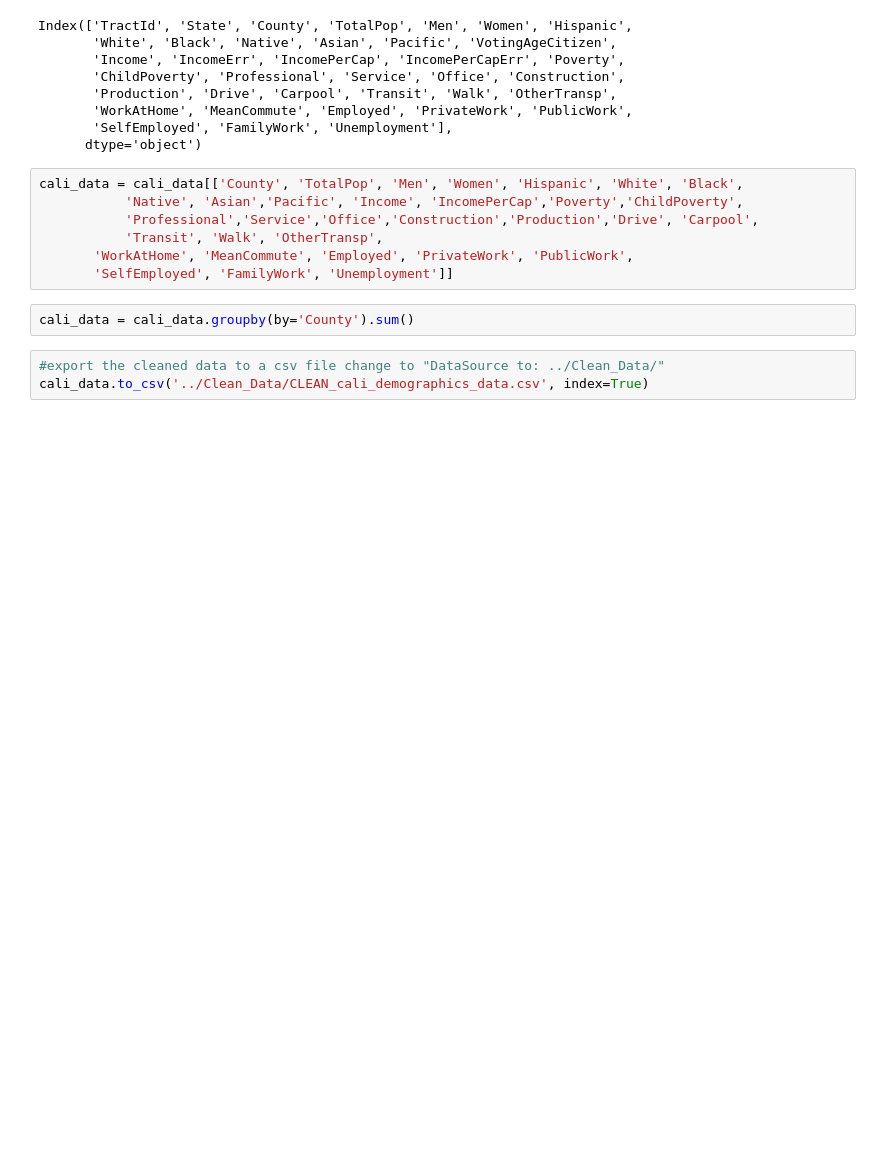
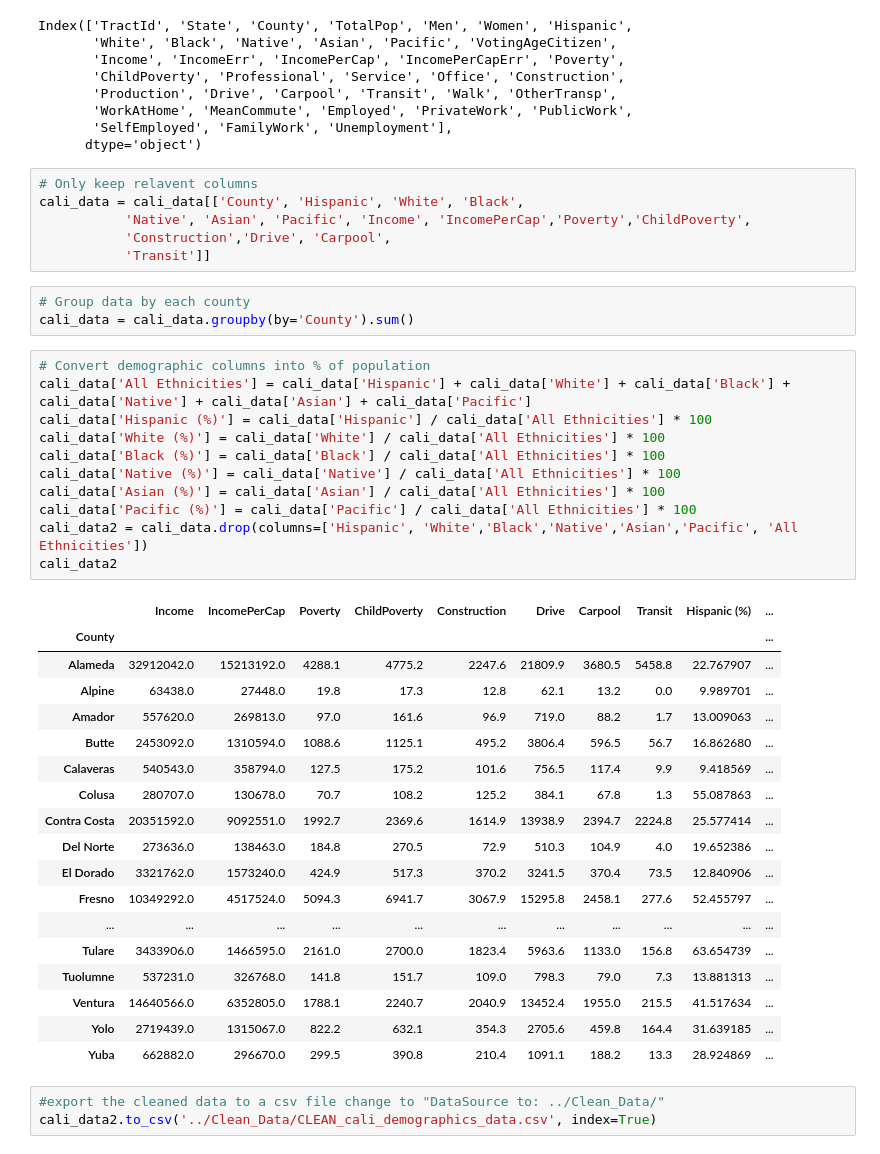
Before and after one commit to Bropell/Asthma_Analysis_in_California_Counties, a Jupyter notebook: Resources/Completed_Clean_Scripts/cleaning_demographics.ipynb, the cells around one changed output. Saved outputs shown, nothing was run; the diff lists cells and outputs as text; blank space fills up the shorter version.

```diff
--- a/Resources/Completed_Clean_Scripts/cleaning_demographics.ipynb
+++ b/Resources/Completed_Clean_Scripts/cleaning_demographics.ipynb
@@ -39,17 +39,47 @@ Index(['TractId', 'State', 'County', 'TotalPop', 'Men', 'Women', 'Hispanic',
        'SelfEmployed', 'FamilyWork', 'Unemployment'],
       dtype='object')
 # %%
-cali_data = cali_data[['County', 'TotalPop', 'Men', 'Women', 'Hispanic', 'White', 'Black',
-           'Native', 'Asian','Pacific', 'Income', 'IncomePerCap','Poverty','ChildPoverty',
-           'Professional','Service','Office','Construction','Production','Drive', 'Carpool',
-           'Transit', 'Walk', 'OtherTransp',
-       'WorkAtHome', 'MeanCommute', 'Employed', 'PrivateWork', 'PublicWork',
-       'SelfEmployed', 'FamilyWork', 'Unemployment']]
+# Only keep relavent columns
+cali_data = cali_data[['County', 'Hispanic', 'White', 'Black',
+           'Native', 'Asian', 'Pacific', 'Income', 'IncomePerCap','Poverty','ChildPoverty',
+           'Construction','Drive', 'Carpool',
+           'Transit']]
 # %%
+# Group data by each county
 cali_data = cali_data.groupby(by='County').sum()
+# %%
+# Convert demographic columns into % of population
+cali_data['All Ethnicities'] = cali_data['Hispanic'] + cali_data['White'] + cali_data['Black'] + cali_data['Native'] + cali_data['Asian'] + cali_data['Pacific']
+cali_data['Hispanic (%)'] = cali_data['Hispanic'] / cali_data['All Ethnicities'] * 100
+cali_data['White (%)'] = cali_data['White'] / cali_data['All Ethnicities'] * 100
+cali_data['Black (%)'] = cali_data['Black'] / cali_data['All Ethnicities'] * 100
+cali_data['Native (%)'] = cali_data['Native'] / cali_data['All Ethnicities'] * 100
+cali_data['Asian (%)'] = cali_data['Asian'] / cali_data['All Ethnicities'] * 100
+cali_data['Pacific (%)'] = cali_data['Pacific'] / cali_data['All Ethnicities'] * 100
+cali_data2 = cali_data.drop(columns=['Hispanic', 'White','Black','Native','Asian','Pacific', 'All Ethnicities'])
+cali_data2
+# %% [output]
+|  | Income | IncomePerCap | Poverty | ChildPoverty | Construction | Drive | Carpool | Transit | Hispanic (%) | ... |
+| County |  |  |  |  |  |  |  |  |  | ... |
+| Alameda | 32912042.0 | 15213192.0 | 4288.1 | 4775.2 | 2247.6 | 21809.9 | 3680.5 | 5458.8 | 22.767907 | ... |
+| Alpine | 63438.0 | 27448.0 | 19.8 | 17.3 | 12.8 | 62.1 | 13.2 | 0.0 | 9.989701 | ... |
+| Amador | 557620.0 | 269813.0 | 97.0 | 161.6 | 96.9 | 719.0 | 88.2 | 1.7 | 13.009063 | ... |
+| Butte | 2453092.0 | 1310594.0 | 1088.6 | 1125.1 | 495.2 | 3806.4 | 596.5 | 56.7 | 16.862680 | ... |
+| Calaveras | 540543.0 | 358794.0 | 127.5 | 175.2 | 101.6 | 756.5 | 117.4 | 9.9 | 9.418569 | ... |
+| Colusa | 280707.0 | 130678.0 | 70.7 | 108.2 | 125.2 | 384.1 | 67.8 | 1.3 | 55.087863 | ... |
+| Contra Costa | 20351592.0 | 9092551.0 | 1992.7 | 2369.6 | 1614.9 | 13938.9 | 2394.7 | 2224.8 | 25.577414 | ... |
+| Del Norte | 273636.0 | 138463.0 | 184.8 | 270.5 | 72.9 | 510.3 | 104.9 | 4.0 | 19.652386 | ... |
+| El Dorado | 3321762.0 | 1573240.0 | 424.9 | 517.3 | 370.2 | 3241.5 | 370.4 | 73.5 | 12.840906 | ... |
+| Fresno | 10349292.0 | 4517524.0 | 5094.3 | 6941.7 | 3067.9 | 15295.8 | 2458.1 | 277.6 | 52.455797 | ... |
+| ... | ... | ... | ... | ... | ... | ... | ... | ... | ... | ... |
+| Tulare | 3433906.0 | 1466595.0 | 2161.0 | 2700.0 | 1823.4 | 5963.6 | 1133.0 | 156.8 | 63.654739 | ... |
+| Tuolumne | 537231.0 | 326768.0 | 141.8 | 151.7 | 109.0 | 798.3 | 79.0 | 7.3 | 13.881313 | ... |
+| Ventura | 14640566.0 | 6352805.0 | 1788.1 | 2240.7 | 2040.9 | 13452.4 | 1955.0 | 215.5 | 41.517634 | ... |
+| Yolo | 2719439.0 | 1315067.0 | 822.2 | 632.1 | 354.3 | 2705.6 | 459.8 | 164.4 | 31.639185 | ... |
+| Yuba | 662882.0 | 296670.0 | 299.5 | 390.8 | 210.4 | 1091.1 | 188.2 | 13.3 | 28.924869 | ... |
 # %%
 #export the cleaned data to a csv file change to "DataSource to: ../Clean_Data/"
-cali_data.to_csv('../Clean_Data/CLEAN_cali_demographics_data.csv', index=True)
+cali_data2.to_csv('../Clean_Data/CLEAN_cali_demographics_data.csv', index=True)
 # %%
 #import the dataframe to a table in sql
 #Make sure to add a config.py file in the folder where this script is that has the following
```
Also changed, not shown: parts of 1 cell of this notebook, 4 other files.
